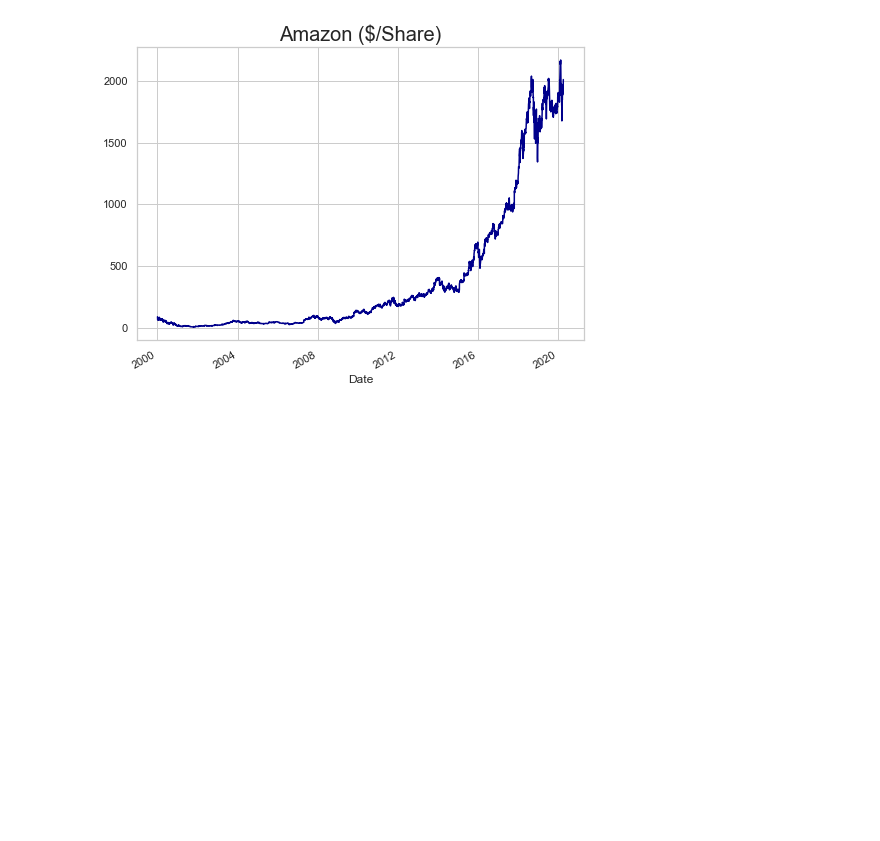
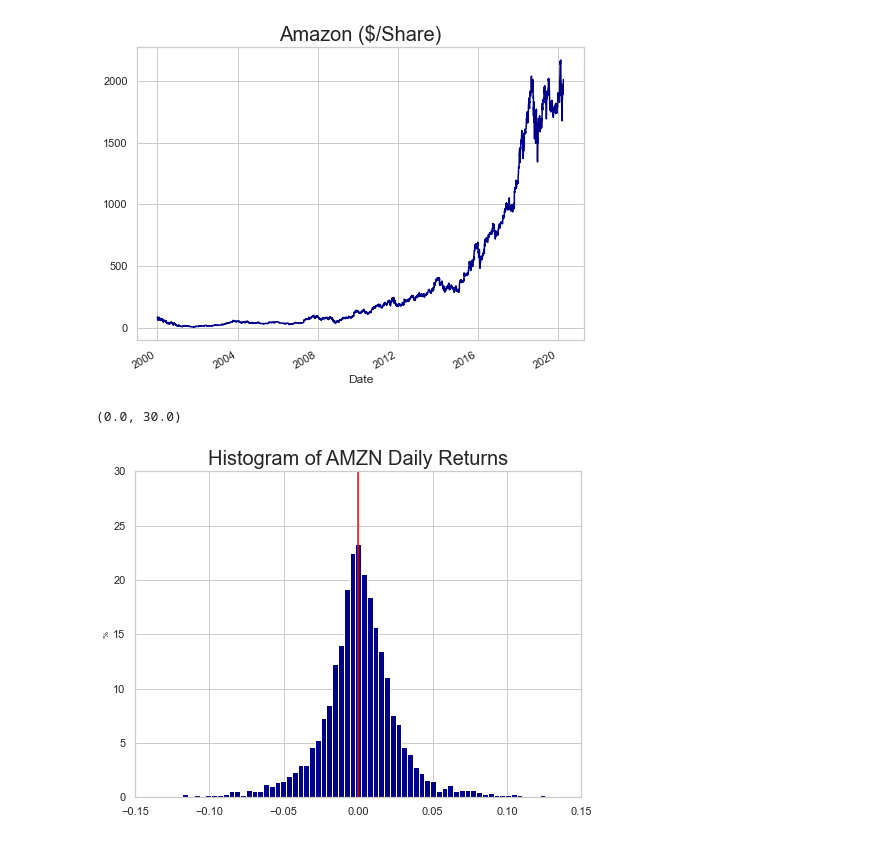
Before and after one commit to thsavage/CREF1-CE1005, a Jupyter notebook: Forces Shaping Commercial Real Estate.ipynb, the cells around one changed output. Saved outputs shown, nothing was run; the diff lists cells and outputs as text; code cells hidden in the pictures; blank space fills up the shorter version.

```diff
--- a/Forces Shaping Commercial Real Estate.ipynb
+++ b/Forces Shaping Commercial Real Estate.ipynb
@@ -349,3 +355,17 @@ plt.title('Amazon ($/Share)', fontsize=20)
 [*********************100%***********************]  1 of 1 downloaded
 Text(0.5, 1.0, 'Amazon ($/Share)')
 [figure]
+# %%
+amzn_returns = (np.log(amzn / amzn.shift(1))).dropna()
+amzn_vol = np.sqrt(amzn_returns ** 2)
+# %%
+plt.figure(figsize=(8, 6))
+plt.hist(amzn_returns, bins=150, density=True, color='darkblue')
+plt.title('Histogram of AMZN Daily Returns', fontsize=20)
+plt.ylabel('%', fontsize=8)
+plt.axvline(0, color='red')
+plt.xlim(-0.15, 0.15)
+plt.ylim(0, 30)
+# %% [output]
+(0.0, 30.0)
+[figure, added]
```
Also changed, not shown: parts of 11 cells of this notebook.
